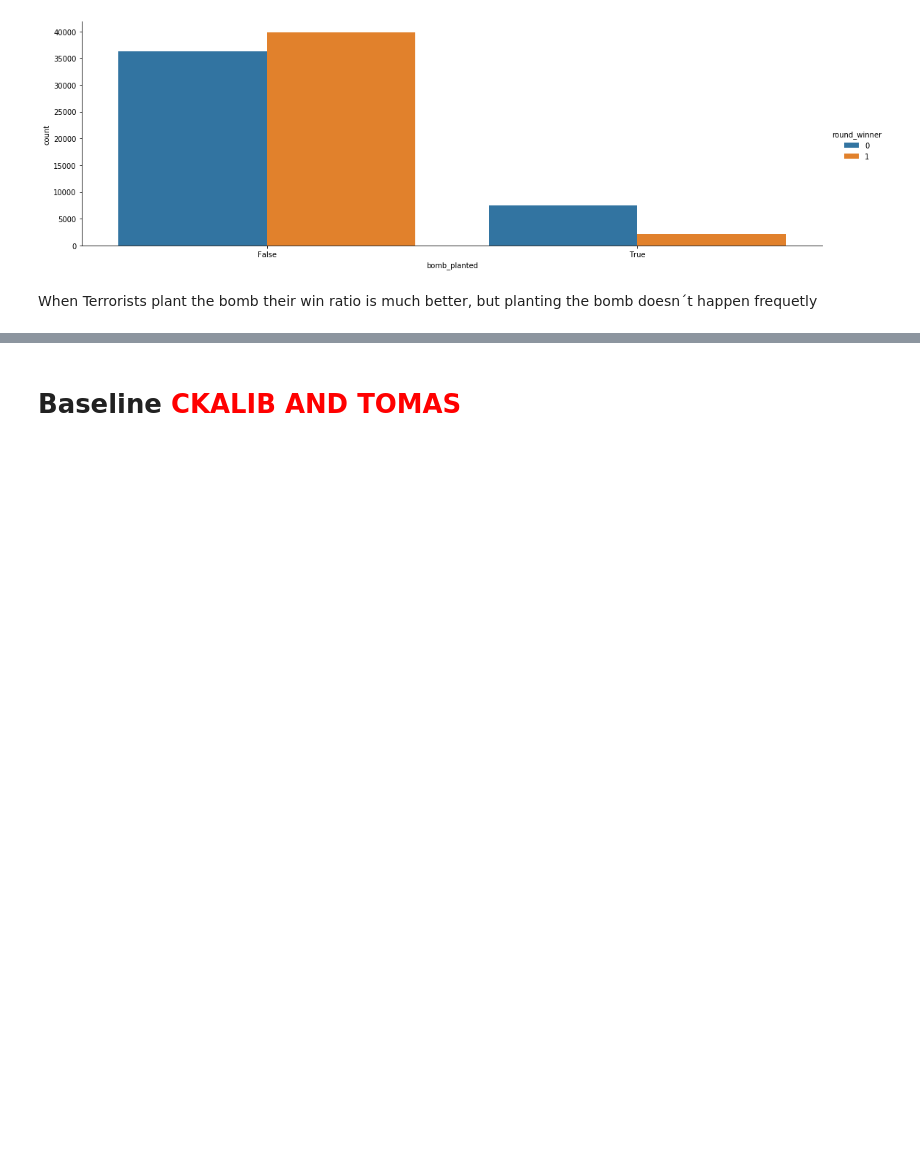
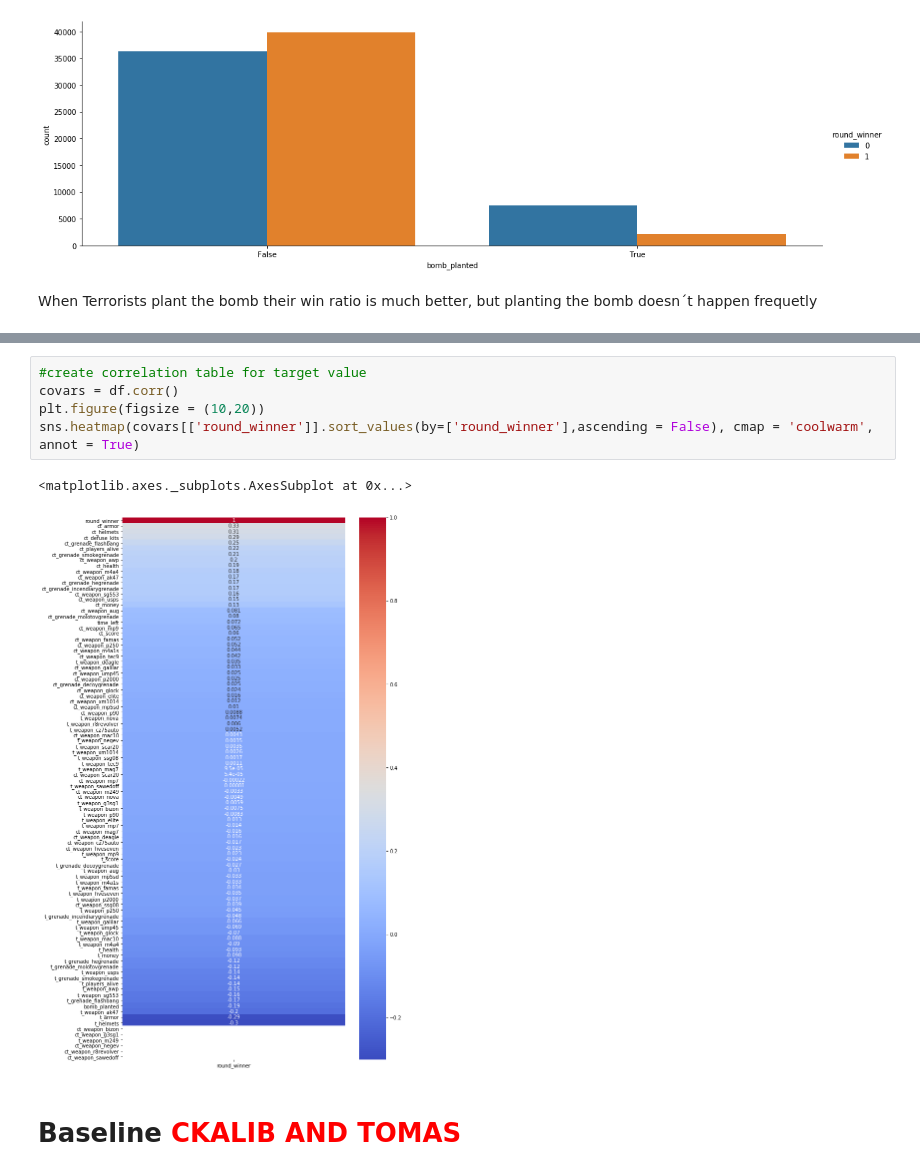
Before and after one commit to jacksomeone-92/ML2_Group_B, a Jupyter notebook: GroupB_CounterStrikeGO.ipynb, the cells around one changed output, grey strips where cells are left out. Saved outputs shown, nothing was run; the diff lists cells and outputs as text; blank space fills up the shorter version.

```diff
--- a/GroupB_CounterStrikeGO.ipynb
+++ b/GroupB_CounterStrikeGO.ipynb
@@ -509,3 +516,11 @@ When Terrorists plant the bomb their win ratio is much better, but planting the
+# %%
+#create correlation table for target value
+covars = df.corr()
+plt.figure(figsize = (10,20))
+sns.heatmap(covars[['round_winner']].sort_values(by=['round_winner'],ascending = False), cmap = 'coolwarm', annot = True)
+# %% [output]
+<matplotlib.axes._subplots.AxesSubplot at 0x...>
+[figure, added]
 # %% [markdown]
 # Baseline <font color=red>CKALIB AND TOMAS</font>
 # %% [markdown]
```
Also changed, not shown: parts of 1 cell of this notebook.
